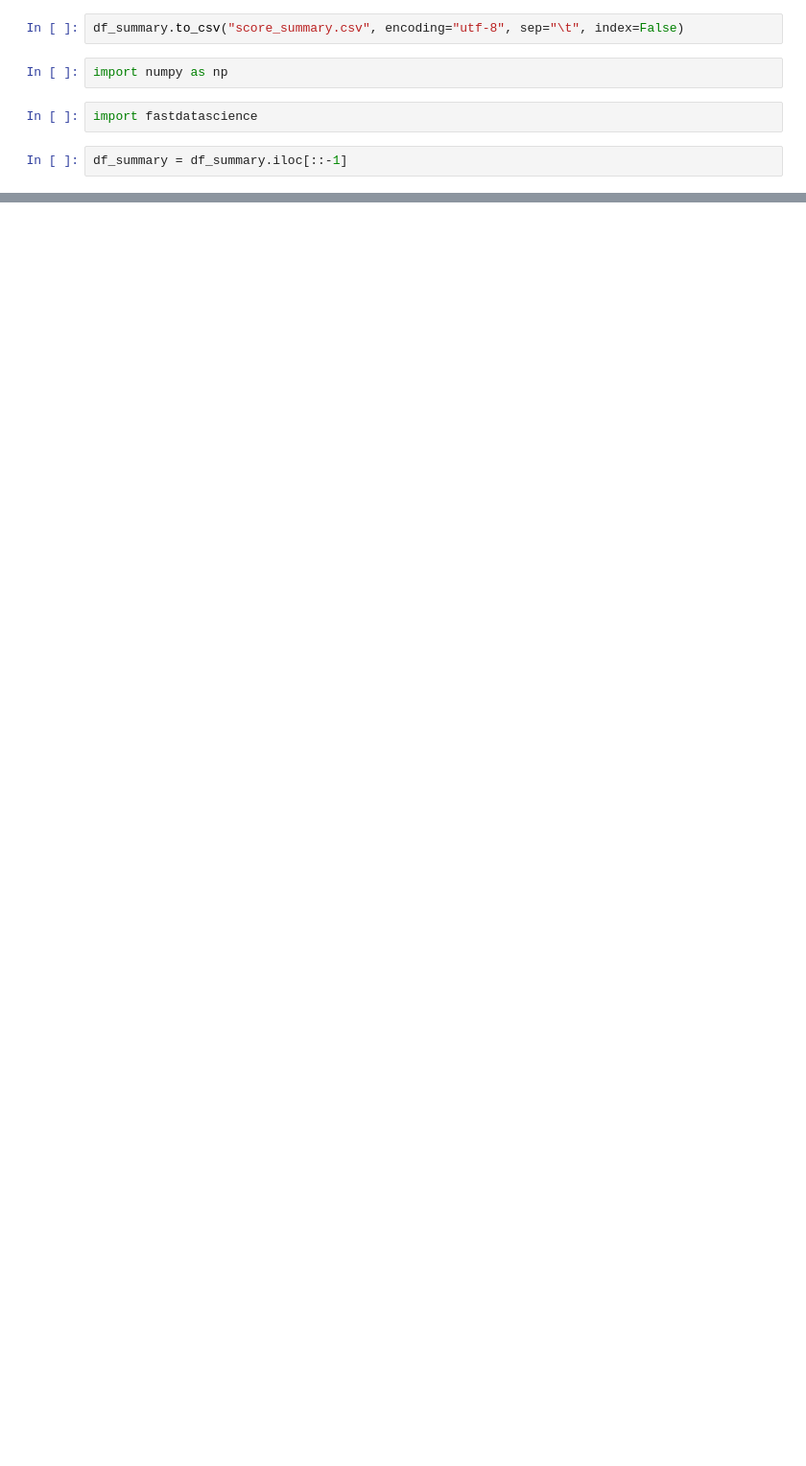
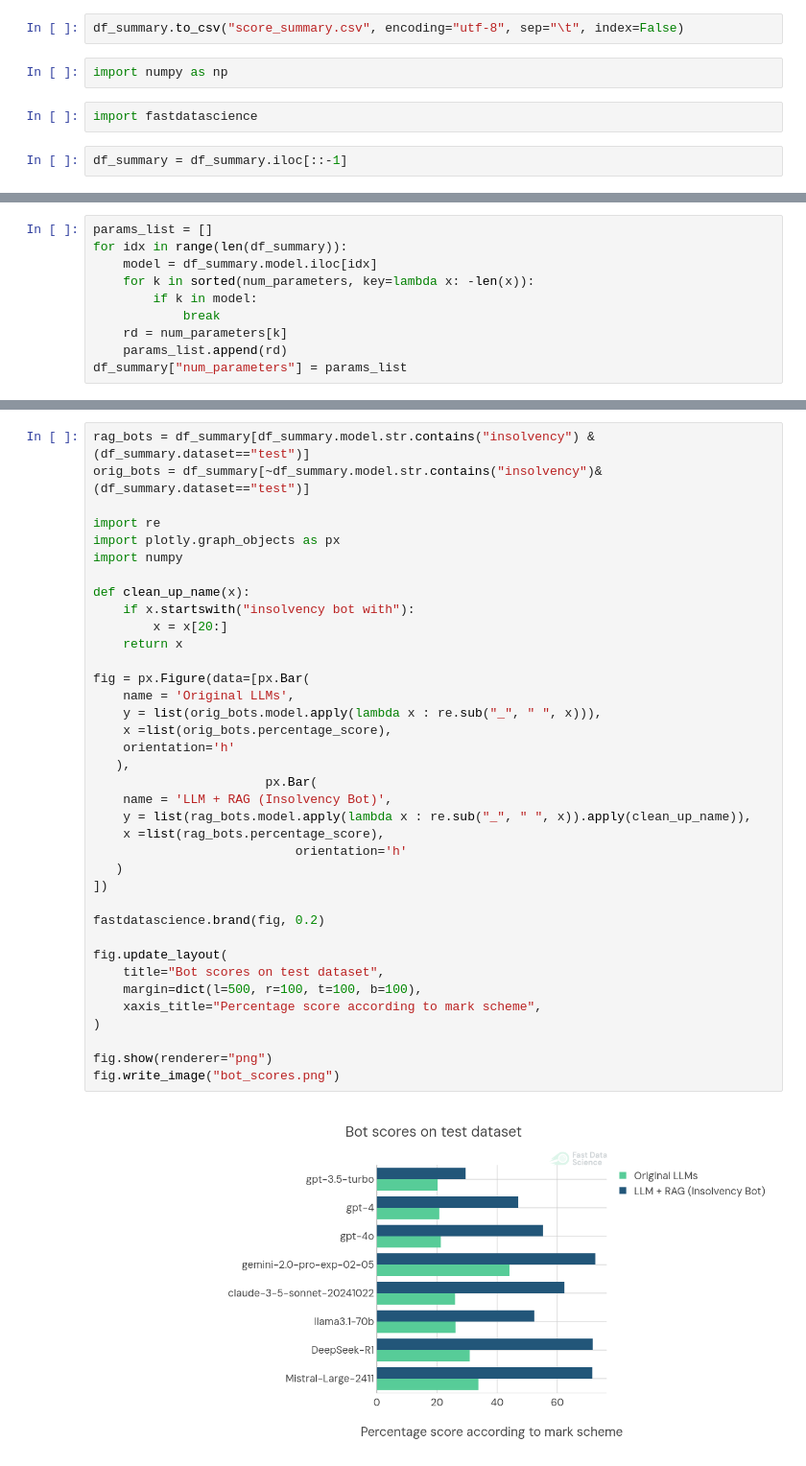
Before and after one commit to HOME-OFFICE-IMPROVEMENTS-LTD/hoi-InsolvencyBot, a Jupyter notebook: GenerateSummaryGraphs.ipynb, the cells around one changed output, grey strips where cells are left out. Shown: that part at 96% size. Cells and saved outputs as stored; diff of their text form; blank space fills up the shorter version.

```diff
--- a/GenerateSummaryGraphs.ipynb
+++ b/GenerateSummaryGraphs.ipynb
@@ -134,0 +215,10 @@ fig.write_image("bot_scores.png")
+# %%
+params_list = []
+for idx in range(len(df_summary)):
+    model = df_summary.model.iloc[idx]
+    for k in sorted(num_parameters, key=lambda x: -len(x)):
+        if k in model:
+            break
+    rd = num_parameters[k]
+    params_list.append(rd)
+df_summary["num_parameters"] = params_list
@@ -134,0 +230,39 @@ fig.write_image("bot_scores.png")
+# %%
+rag_bots = df_summary[df_summary.model.str.contains("insolvency") & (df_summary.dataset=="test")]
+orig_bots = df_summary[~df_summary.model.str.contains("insolvency")& (df_summary.dataset=="test")]
+
+import re
+import plotly.graph_objects as px
+import numpy
+
+def clean_up_name(x):
+    if x.startswith("insolvency bot with"):
+        x = x[20:]
+    return x
+
+fig = px.Figure(data=[px.Bar(
+    name = 'Original LLMs',
+    y = list(orig_bots.model.apply(lambda x : re.sub("_", " ", x))),
+    x =list(orig_bots.percentage_score),
+    orientation='h'
+   ),
+                       px.Bar(
+    name = 'LLM + RAG (Insolvency Bot)',
+    y = list(rag_bots.model.apply(lambda x : re.sub("_", " ", x)).apply(clean_up_name)),
+    x =list(rag_bots.percentage_score),
+                           orientation='h'
+   )
+])
+
+fastdatascience.brand(fig, 0.2)
+
+fig.update_layout(
+    title="Bot scores on test dataset",
+    margin=dict(l=500, r=100, t=100, b=100),
+    xaxis_title="Percentage score according to mark scheme",
+)
+
+fig.show(renderer="png")
+fig.write_image("bot_scores.png")
+# %% [output]
+[figure, added]
```
Also changed, not shown: parts of 13 cells of this notebook, 40 other files.
